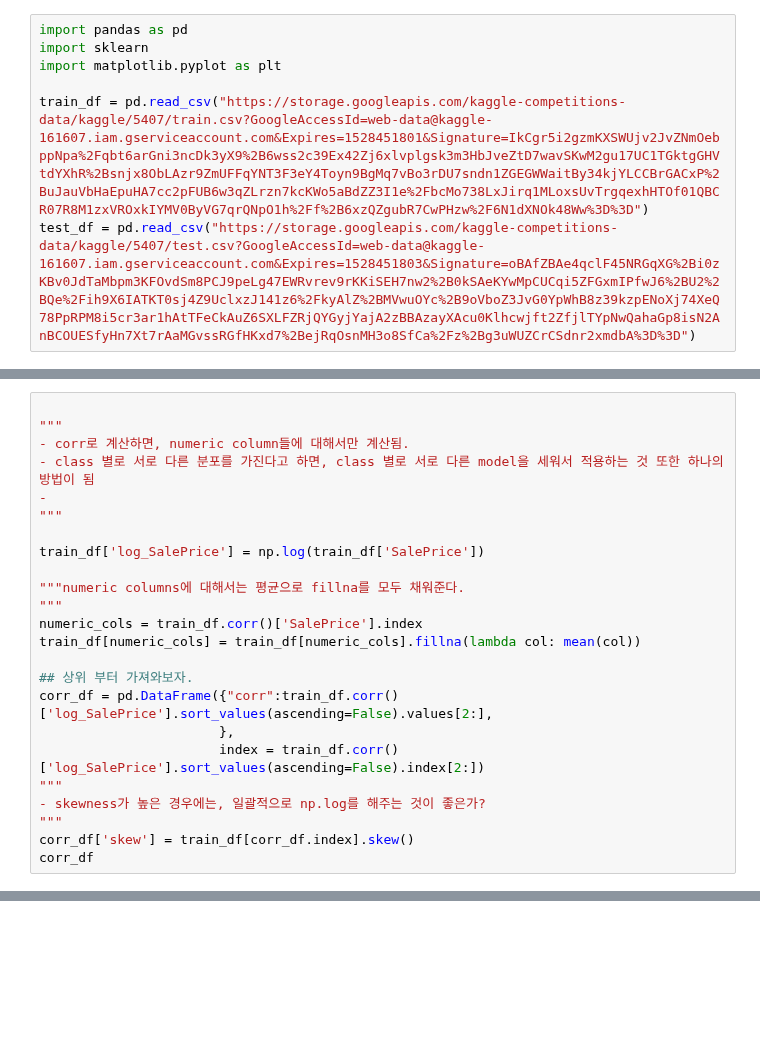
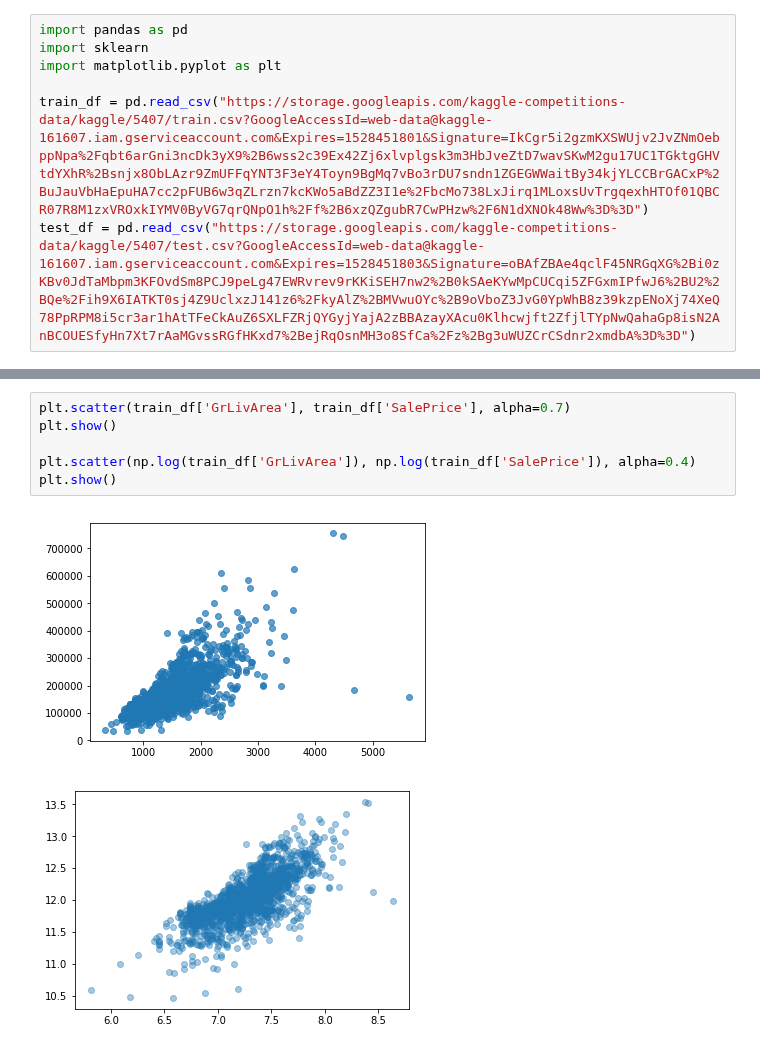
Before and after one commit to frhyme/frhyme.github.io, a Jupyter notebook: _posts/personal_ipynb/180601-kaggle-house-price.ipynb, the cells around one changed output, grey strips where cells are left out. Saved outputs shown, nothing was run; the diff lists cells and outputs as text; blank space fills up the shorter version.

```diff
--- a/_posts/personal_ipynb/180601-kaggle-house-price.ipynb
+++ b/_posts/personal_ipynb/180601-kaggle-house-price.ipynb
@@ -150,24 +43,0 @@ test_df['GarageCars'].fillna(test_df['GarageCars'].mean()).isnull().sum()
-# %%
-
-"""
-- corr로 계산하면, numeric column들에 대해서만 계산됨.
-- class 별로 서로 다른 분포를 가진다고 하면, class 별로 서로 다른 model을 세워서 적용하는 것 또한 하나의 방법이 됨
--
-"""
-
-train_df['log_SalePrice'] = np.log(train_df['SalePrice'])
-
-"""numeric columns에 대해서는 평균으로 fillna를 모두 채워준다.
-"""
-numeric_cols = train_df.corr()['SalePrice'].index
-train_df[numeric_cols] = train_df[numeric_cols].fillna(lambda col: mean(col))
-
-## 상위 부터 가져와보자.
-corr_df = pd.DataFrame({"corr":train_df.corr()['log_SalePrice'].sort_values(ascending=False).values[2:],
-                       },
-                       index = train_df.corr()['log_SalePrice'].sort_values(ascending=False).index[2:])
-"""
-- skewness가 높은 경우에는, 일괄적으로 np.log를 해주는 것이 좋은가?
-"""
-corr_df['skew'] = train_df[corr_df.index].skew()
-corr_df
@@ -334,0 +352,9 @@ pd.concat()
+# %%
+plt.scatter(train_df['GrLivArea'], train_df['SalePrice'], alpha=0.7)
+plt.show()
+
+plt.scatter(np.log(train_df['GrLivArea']), np.log(train_df['SalePrice']), alpha=0.4)
+plt.show()
+# %% [output]
+[figure, added]
+[figure, added]
```
Also changed, not shown: parts of 32 cells of this notebook, 7 other files.
